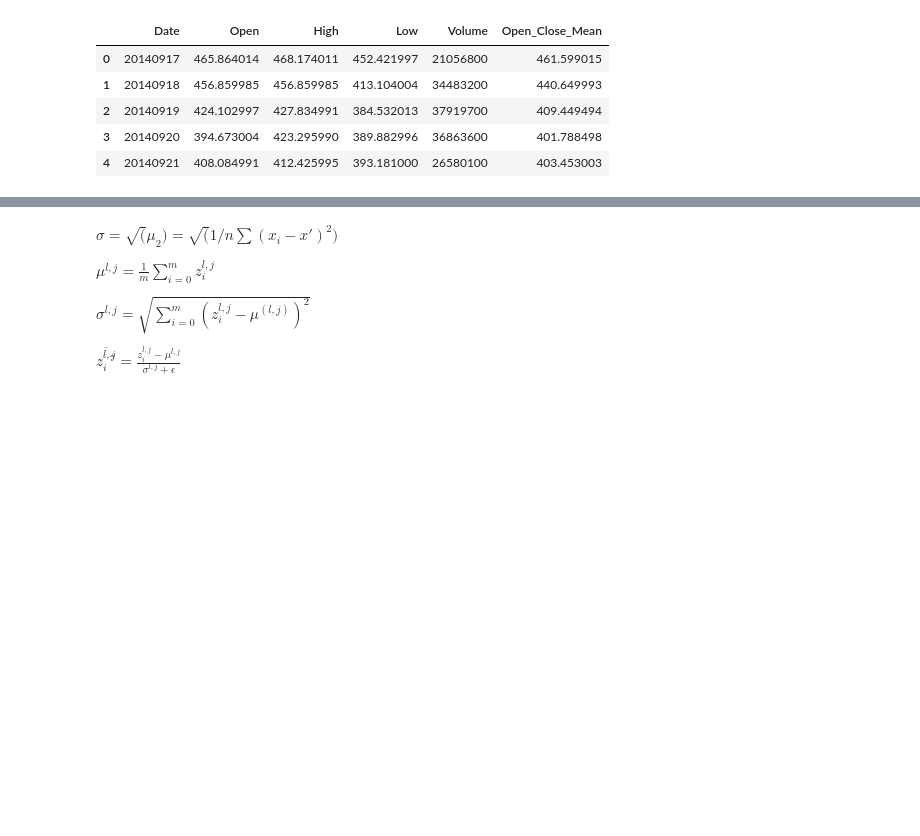
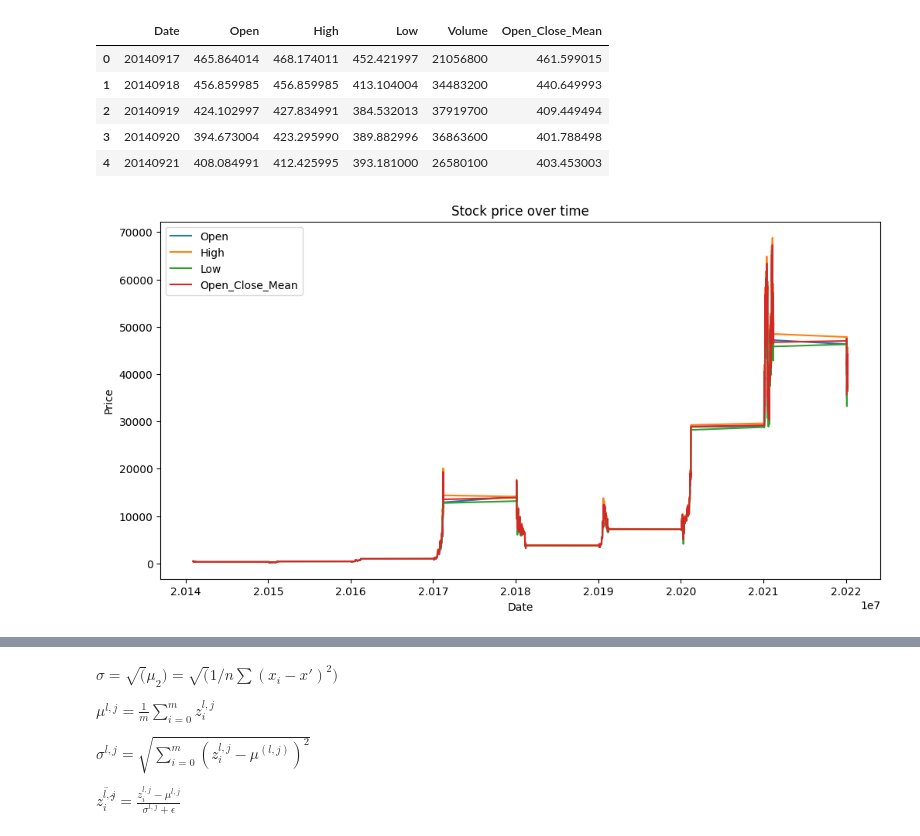
Before and after one commit to elonezra/deeplearningproject, a Jupyter notebook: final_project_deep_learning_course.ipynb, the cells around one changed output, grey strips where cells are left out. Drawn from its saved outputs; the diff is of its cells as text; code cells hidden in the pictures; blank space fills up the shorter version.

```diff
--- a/final_project_deep_learning_course.ipynb
+++ b/final_project_deep_learning_course.ipynb
@@ -95,3 +101,14 @@ memory usage: 127.3 KB
 | 2 | 20140919 | 424.102997 | 427.834991 | 384.532013 | 37919700 | 409.449494 |
 | 3 | 20140920 | 394.673004 | 423.295990 | 389.882996 | 36863600 | 401.788498 |
 | 4 | 20140921 | 408.084991 | 412.425995 | 393.181000 | 26580100 | 403.453003 |
+# %%
+# Set 'Date' as the index
+df.set_index('Date', inplace=True)
+
+# Plot the data
+df[['Open', 'High', 'Low', 'Open_Close_Mean']].plot(kind='line', figsize=(12,6))
+plt.title('Stock price over time')
+plt.ylabel('Price')
+plt.show()
+# %% [output]
+[figure, added]
```
Also changed, not shown: parts of 19 cells of this notebook.
